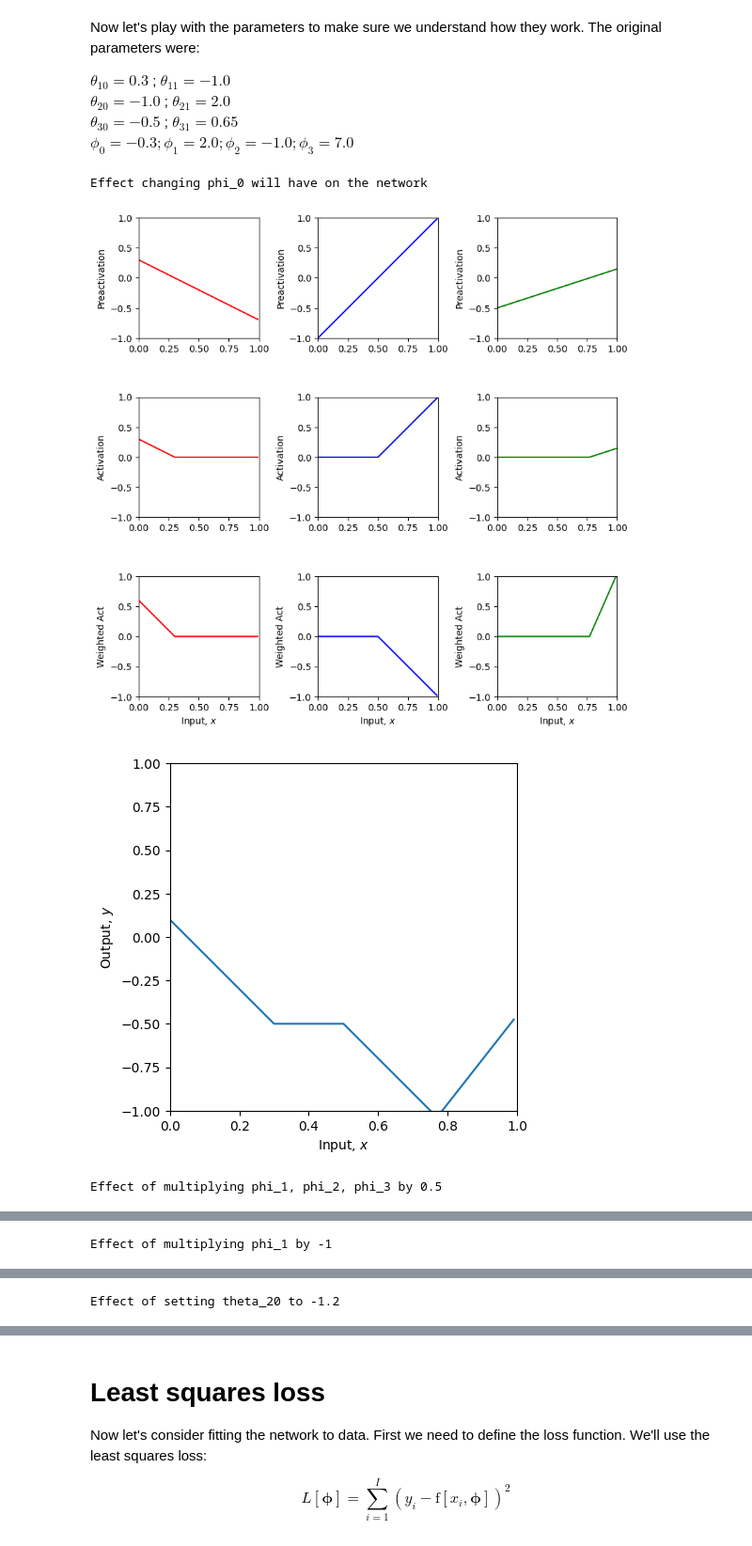
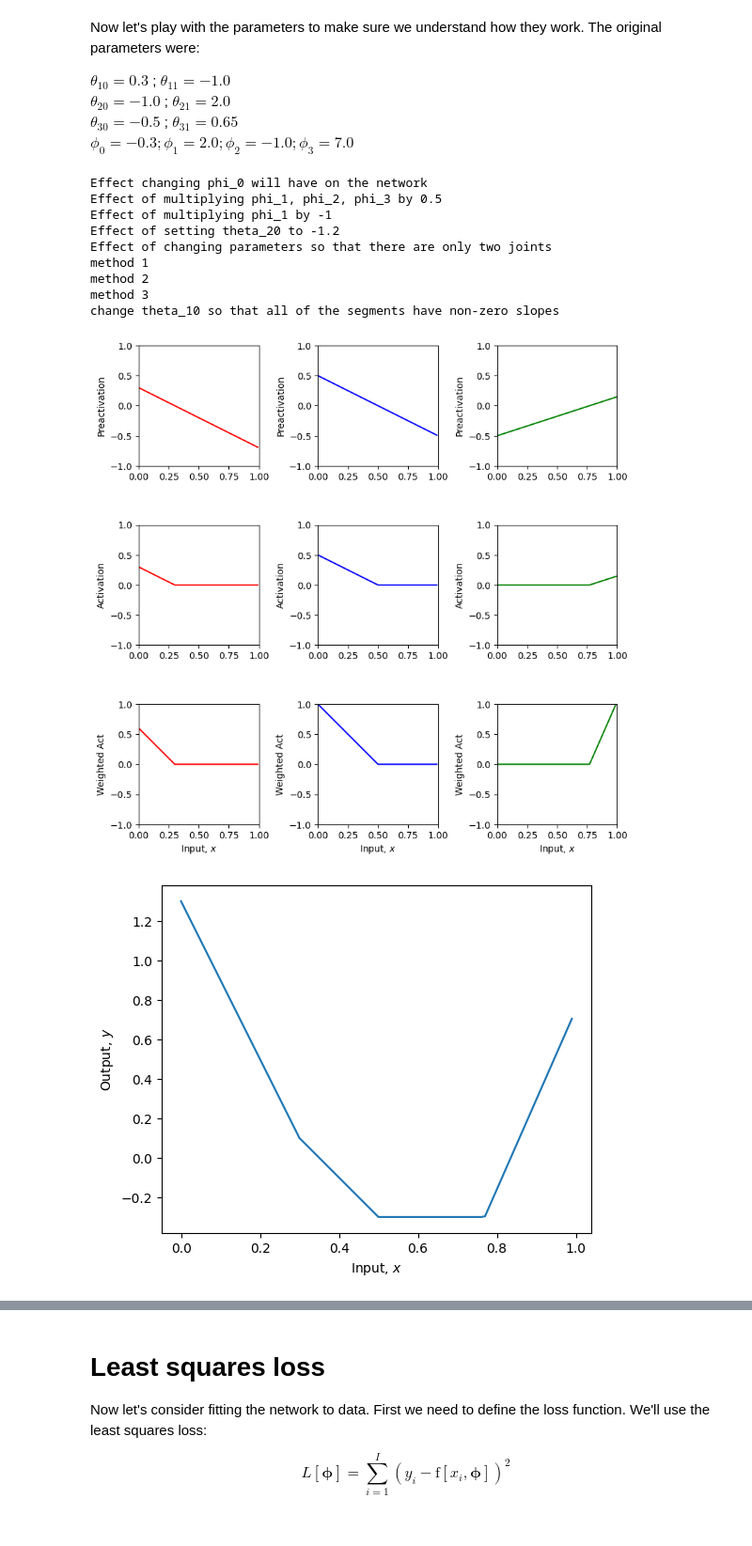
Before and after one commit to vvithurshan/DeepLearning, a Jupyter notebook: Notebooks/Chap03/3_1_Shallow_Networks_I.ipynb, the cells around one changed output, grey strips where cells are left out. Shown at 94% size. Cells and saved outputs as stored; diff of their text form; code cells hidden in the pictures.

```diff
--- a/Notebooks/Chap03/3_1_Shallow_Networks_I.ipynb
+++ b/Notebooks/Chap03/3_1_Shallow_Networks_I.ipynb
@@ -97,7 +97,7 @@ def plot_neural(x, y, pre_1, pre_2, pre_3, act_1, act_2, act_3, w_act_1, w_act_2
   fig, ax = plt.subplots()
   ax.plot(x,y)
   ax.set_xlabel('Input, $x$'); ax.set_ylabel('Output, $y$')
-  ax.set_xlim([0,1]);ax.set_ylim([-1,1])
+#   ax.set_xlim([0,1]);ax.set_ylim([-1,1])
   ax.set_aspect(0.5)
   if x_data is not None:
     ax.plot(x_data, y_data, 'mo')
@@ -155,7 +155,7 @@ x = np.arange(0,1,0.01)
 y, pre_1, pre_2, pre_3, act_1, act_2, act_3, w_act_1, w_act_2, w_act_3 = \
     shallow_1_1_3(x, ReLU, phi_0,phi_1,phi_2,phi_3, theta_10, theta_11, theta_20, theta_21, theta_30, theta_31)
 # And then plot it
-plot_neural(x, y, pre_1, pre_2, pre_3, act_1, act_2, act_3, w_act_1, w_act_2, w_act_3, plot_all=True)
+# plot_neural(x, y, pre_1, pre_2, pre_3, act_1, act_2, act_3, w_act_1, w_act_2, w_act_3, plot_all=True)
 
 
 # 2. Predict what effect multiplying phi_1, phi_2, phi_3 by 0.5 would have.  Check if you are correct
@@ -171,7 +171,7 @@ x = np.arange(0,1,0.01)
 y, pre_1, pre_2, pre_3, act_1, act_2, act_3, w_act_1, w_act_2, w_act_3 = \
     shallow_1_1_3(x, ReLU, phi_0,phi_1,phi_2,phi_3, theta_10, theta_11, theta_20, theta_21, theta_30, theta_31)
 
-plot_neural(x, y, pre_1, pre_2, pre_3, act_1, act_2, act_3, w_act_1, w_act_2, w_act_3, plot_all=True)
+# plot_neural(x, y, pre_1, pre_2, pre_3, act_1, act_2, act_3, w_act_1, w_act_2, w_act_3, plot_all=True)
 
 # 3. Predict what effect multiplying phi_1 by -1 will have.  Check if you are correct.
 print('Effect of multiplying phi_1 by -1')
@@ -184,7 +184,7 @@ x = np.arange(0,1,0.01)
 
 y, pre_1, pre_2, pre_3, act_1, act_2, act_3, w_act_1, w_act_2, w_act_3 = \
     shallow_1_1_3(x, ReLU, phi_0,phi_1,phi_2,phi_3, theta_10, theta_11, theta_20, theta_21, theta_30, theta_31)
-plot_neural(x, y, pre_1, pre_2, pre_3, act_1, act_2, act_3, w_act_1, w_act_2, w_act_3, plot_all=True)
+# plot_neural(x, y, pre_1, pre_2, pre_3, act_1, act_2, act_3, w_act_1, w_act_2, w_act_3, plot_all=True)
 
 # 4. Predict what effect setting theta_20 to -1.2 will have.  Check if you are correct.
 
@@ -198,7 +198,7 @@ x = np.arange(0,1,0.01)
 
 y, pre_1, pre_2, pre_3, act_1, act_2, act_3, w_act_1, w_act_2, w_act_3 = \
     shallow_1_1_3(x, ReLU, phi_0,phi_1,phi_2,phi_3, theta_10, theta_11, theta_20, theta_21, theta_30, theta_31)
-plot_neural(x, y, pre_1, pre_2, pre_3, act_1, act_2, act_3, w_act_1, w_act_2, w_act_3, plot_all=True)
+# plot_neural(x, y, pre_1, pre_2, pre_3, act_1, act_2, act_3, w_act_1, w_act_2, w_act_3, plot_all=True)
 
 # 5. Change the parameters so that there are only two "joints" (including outside the range of the plot)
 # There are actually three ways to do this. See if you can figure them all out
@@ -217,7 +217,7 @@ x = np.arange(0,1,0.01)
 y, pre_1, pre_2, pre_3, act_1, act_2, act_3, w_act_1, w_act_2, w_act_3 = \
     shallow_1_1_3(x, ReLU, phi_0,phi_1,phi_2,phi_3, theta_10, theta_11, theta_20, theta_21, theta_30, theta_31)
 
-plot_neural(x, y, pre_1, pre_2, pre_3, act_1, act_2, act_3, w_act_1, w_act_2, w_act_3, plot_all=True)
+# plot_neural(x, y, pre_1, pre_2, pre_3, act_1, act_2, act_3, w_act_1, w_act_2, w_act_3, plot_all=True)
 
 #method 2
 print('method 2')
@@ -232,46 +232,75 @@ x = np.arange(0,1,0.01)
 y, pre_1, pre_2, pre_3, act_1, act_2, act_3, w_act_1, w_act_2, w_act_3 = \
     shallow_1_1_3(x, ReLU, phi_0,phi_1,phi_2,phi_3, theta_10, theta_11, theta_20, theta_21, theta_30, theta_31)
 
-plot_neural(x, y, pre_1, pre_2, pre_3, act_1, act_2, act_3, w_act_1, w_act_2, w_act_3, plot_all=True)
+# plot_neural(x, y, pre_1, pre_2, pre_3, act_1, act_2, act_3, w_act_1, w_act_2, w_act_3, plot_all=True)
 #method 3
 print('method 3')
 theta_10 =  0.3 ; theta_11 = -1.0
 theta_20 = -1.0  ; theta_21 = 2.0
 theta_30 = -0.5  ; theta_31 = 0.65
 # theta_30 = theta_20  ; theta_31 = theta_21
 phi_0 = -0.3; phi_1 = 2.0; phi_2 = -1.0; phi_3 = 7.0
 
 x = np.arange(0,1,0.01)
 
 y, pre_1, pre_2, pre_3, act_1, act_2, act_3, w_act_1, w_act_2, w_act_3 = \
     shallow_1_1_3(x, ReLU, phi_0,phi_1,phi_2,phi_3, theta_10, theta_11, theta_20, theta_21, theta_30, theta_31)
 
-plot_neural(x, y, pre_1, pre_2, pre_3, act_1, act_2, act_3, w_act_1, w_act_2, w_act_3, plot_all=True)
+# plot_neural(x, y, pre_1, pre_2, pre_3, act_1, act_2, act_3, w_act_1, w_act_2, w_act_3, plot_all=True)
 
 # 6. With the original parameters, the second line segment is flat (i.e. has slope zero)
 # How could you change theta_10 so that all of the segments have non-zero slopes
+print('change theta_10 so that all of the segments have non-zero slopes')
+theta_10 =  0.63 ; theta_11 = -1.0
+theta_20 = -1.0 ; theta_21 = 2.0
+theta_30 = -0.5 ; theta_31 = 0.65
+phi_0 = -0.3; phi_1 = 2.0; phi_2 = -1.0; phi_3 = 7.0
+
+x = np.arange(0,1,0.01)
+
+y, pre_1, pre_2, pre_3, act_1, act_2, act_3, w_act_1, w_act_2, w_act_3 = \
+    shallow_1_1_3(x, ReLU, phi_0,phi_1,phi_2,phi_3, theta_10, theta_11, theta_20, theta_21, theta_30, theta_31)
+
+# plot_neural(x, y, pre_1, pre_2, pre_3, act_1, act_2, act_3, w_act_1, w_act_2, w_act_3, plot_all=True)
 
 # 7. What do you predict would happen if you multiply theta_20 and theta21 by 0.5, and phi_2 by 2.0?
 # Check if you are correct.
+# no change
+theta_10 =  0.3 ; theta_11 = -1.0
+theta_20 = -1.0 * 0.5 ; theta_21 = 2.0 * 0.5
+theta_30 = -0.5 ; theta_31 = 0.65
+phi_0 = -0.3; phi_1 = 2.0; phi_2 = -1.0 * 2; phi_3 = 7.0
+
+x = np.arange(0,1,0.01)
+
+y, pre_1, pre_2, pre_3, act_1, act_2, act_3, w_act_1, w_act_2, w_act_3 = \
+    shallow_1_1_3(x, ReLU, phi_0,phi_1,phi_2,phi_3, theta_10, theta_11, theta_20, theta_21, theta_30, theta_31)
+
+# plot_neural(x, y, pre_1, pre_2, pre_3, act_1, act_2, act_3, w_act_1, w_act_2, w_act_3, plot_all=True)
 
 # 8. What do you predict would happen if you multiply theta_20 and theta21 by -0.5, and phi_2 by -2.0?
 # Check if you are correct.
 
 theta_10 =  0.3 ; theta_11 = -1.0
-theta_20 = -1.0  ; theta_21 = 2.0
-theta_30 = -0.5  ; theta_31 = 0.65
-phi_0 = -0.3; phi_1 = 2.0; phi_2 = -1.0; phi_3 = 7.0
+theta_20 = -1.0 * -0.5 ; theta_21 = 2.0 * -0.5
+theta_30 = -0.5 ; theta_31 = 0.65
+phi_0 = -0.3; phi_1 = 2.0; phi_2 = -1.0 * -2; phi_3 = 7.0
 
-# Define a range of input values
 x = np.arange(0,1,0.01)
 
-# We run the neural network for each of these input values
 y, pre_1, pre_2, pre_3, act_1, act_2, act_3, w_act_1, w_act_2, w_act_3 = \
     shallow_1_1_3(x, ReLU, phi_0,phi_1,phi_2,phi_3, theta_10, theta_11, theta_20, theta_21, theta_30, theta_31)
-# And then plot it
-# plot_neural(x, y, pre_1, pre_2, pre_3, act_1, act_2, act_3, w_act_1, w_act_2, w_act_3, plot_all=True)
+
+plot_neural(x, y, pre_1, pre_2, pre_3, act_1, act_2, act_3, w_act_1, w_act_2, w_act_3, plot_all=True)
 # %% [output]
 Effect changing phi_0 will have on the network
+Effect of multiplying phi_1, phi_2, phi_3 by 0.5
+Effect of multiplying phi_1 by -1
+Effect of setting theta_20 to -1.2
+Effect of changing parameters so that there are only two joints
+method 1
+method 2
+method 3
+change theta_10 so that all of the segments have non-zero slopes
-[figure, old version]
+[figure, new version]
-[figure, old version]
+[figure, new version]
-Effect of multiplying phi_1, phi_2, phi_3 by 0.5
@@ -280 +306,0 @@ Effect of multiplying phi_1, phi_2, phi_3 by 0.5
-Effect of multiplying phi_1 by -1
@@ -283 +306,0 @@ Effect of multiplying phi_1 by -1
-Effect of setting theta_20 to -1.2
```
Also changed, not shown: parts of 2 cells of this notebook.
